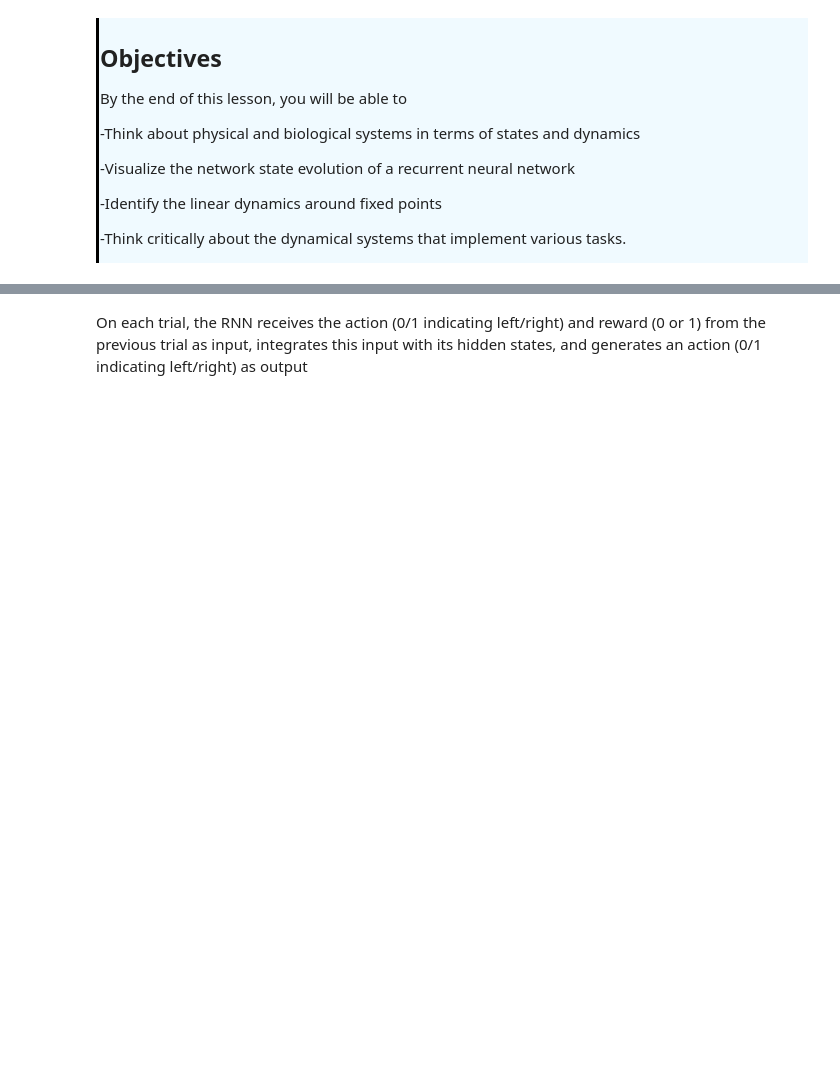
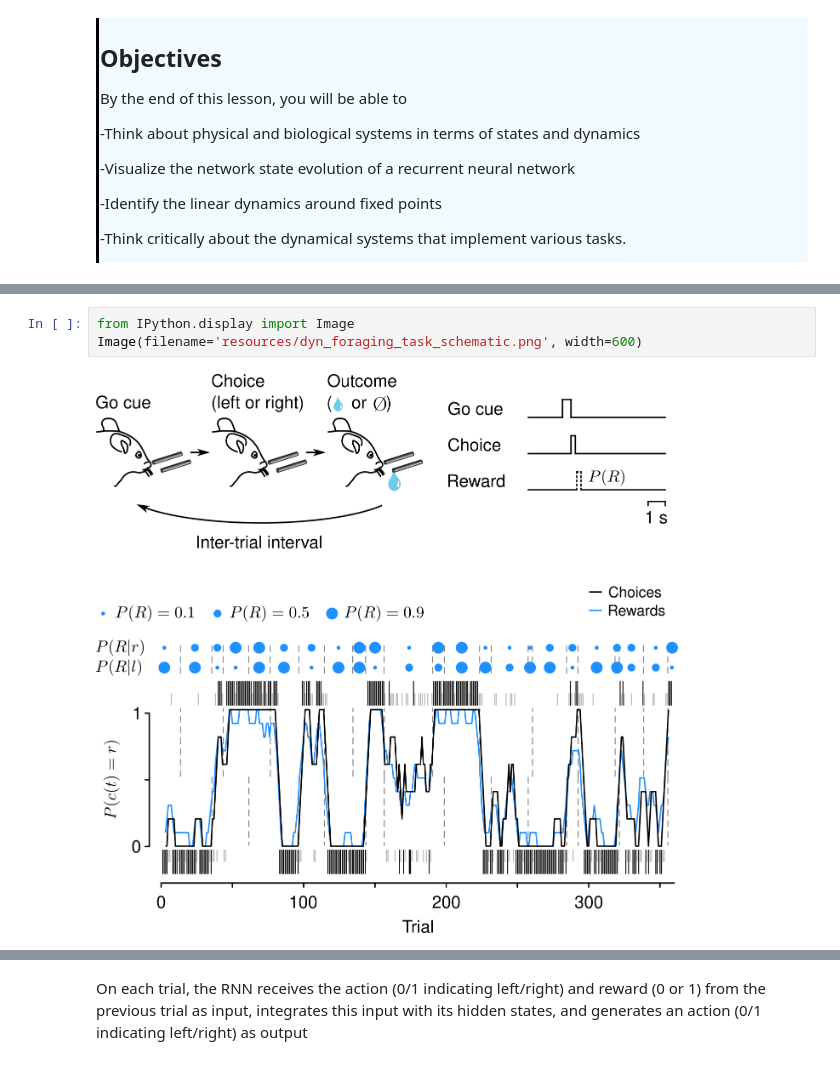
Before and after one commit to AllenSWDB/SWDB_2024_RNN, a Jupyter notebook: code/RNNs for Dynamic Foraging.ipynb, the cells around one changed output, grey strips where cells are left out. Drawn from its saved outputs; the diff is of its cells as text; blank space fills up the shorter version.

```diff
--- a/code/RNNs for Dynamic Foraging.ipynb
+++ b/code/RNNs for Dynamic Foraging.ipynb
@@ -30,0 +57,5 @@
+# %%
+from IPython.display import Image
+Image(filename='resources/dyn_foraging_task_schematic.png', width=600)
+# %% [output]
+[figure, added]
```
Also changed, not shown: parts of 31 cells of this notebook, 2 other files.
